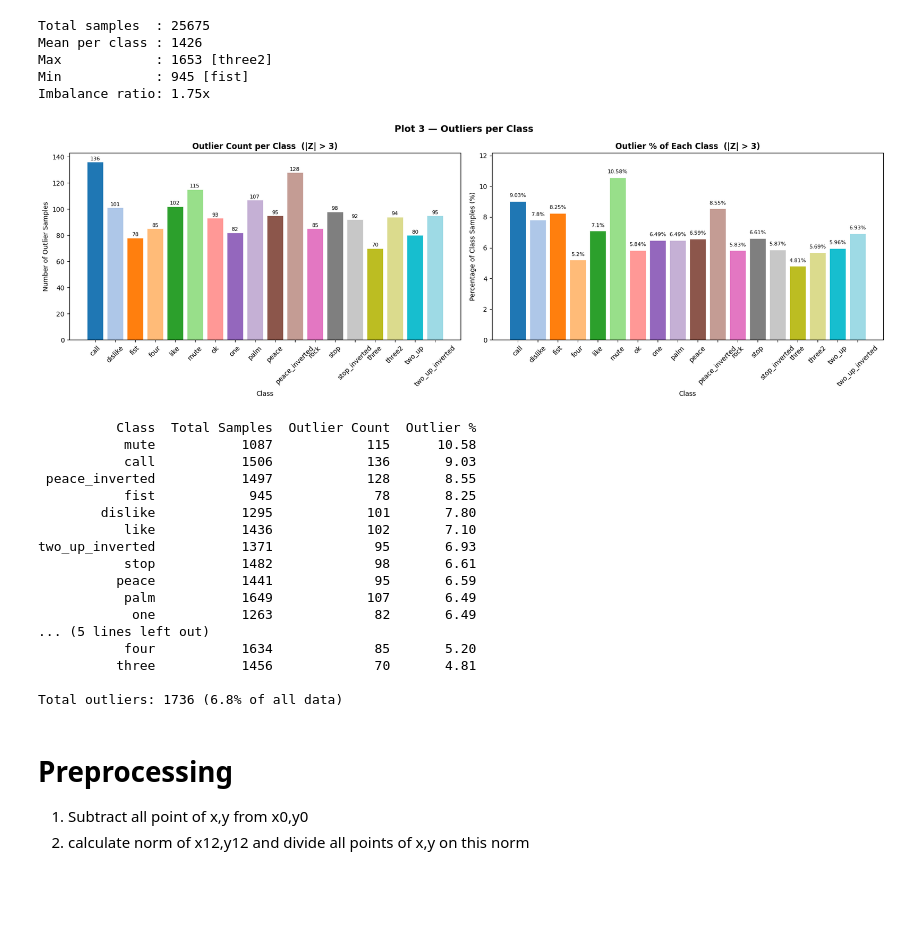
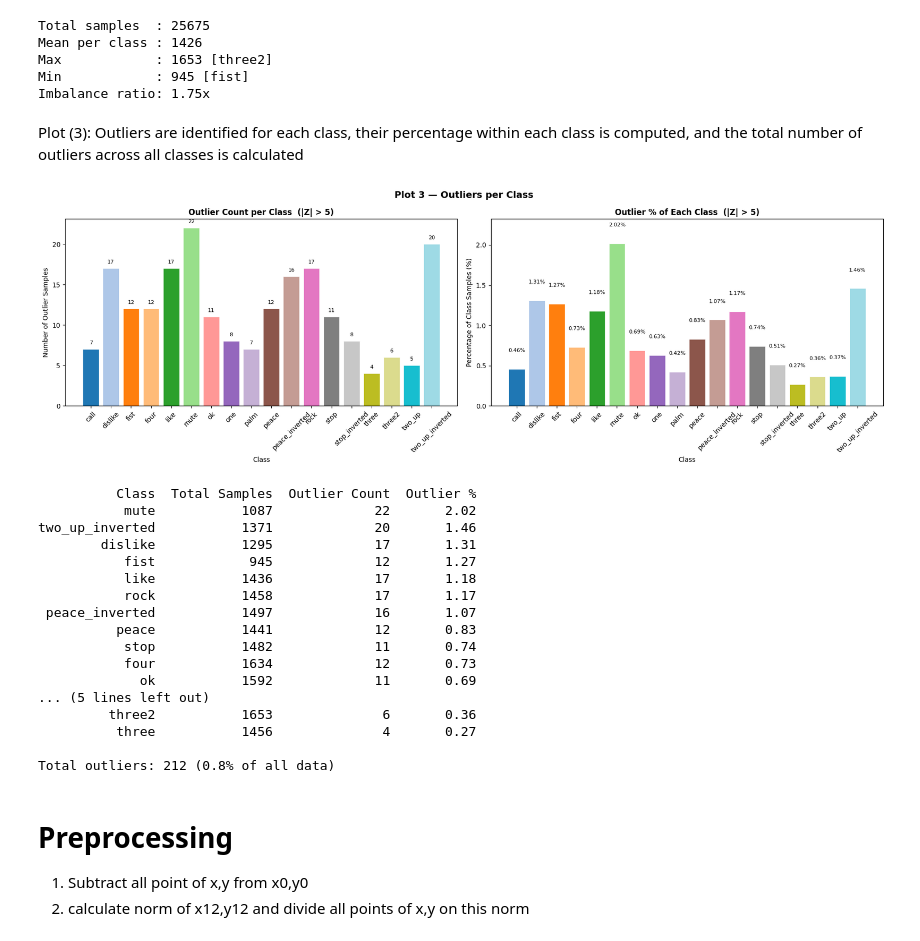
Before and after one commit to mohammedrefai20/Hand-Gesture-Classification, a Jupyter notebook: ML_Project.ipynb, the cells around one changed output. Drawn from its saved outputs; the diff is of its cells as text; code cells hidden in the pictures; blank space fills up the shorter version.

```diff
--- a/ML_Project.ipynb
+++ b/ML_Project.ipynb
@@ -165,8 +162,11 @@ Mean per class : 1426
 Max            : 1653 [three2]
 Min            : 945 [fist]
 Imbalance ratio: 1.75x
+# %% [markdown]
+Plot (3):
+Outliers are identified for each class, their percentage within each class is computed, and the total number of outliers across all classes is calculated
 # %%
-Z_THRESHOLD = 3
+Z_THRESHOLD = 5
 
 outlier_counts = {}
 outlier_pcts   = {}
@@ -175,7 +175,6 @@ for cls in classes:
     mask      = y == cls
     X_cls     = X[mask]
     z_scores  = np.abs(stats.zscore(X_cls, axis=0))
-    # sample is outlier if ANY feature exceeds threshold
     is_outlier            = (z_scores > Z_THRESHOLD).any(axis=1)
     outlier_counts[cls]   = int(is_outlier.sum())
     outlier_pcts[cls]     = round(100 * is_outlier.mean(), 2)
@@ -183,7 +182,6 @@ for cls in classes:
 fig, axes = plt.subplots(1, 2, figsize=(18, 6))
 bar_colors = [color_map[c] for c in classes]
 
-# ── Absolute count ────────────────────────────────────────────────
 bars1 = axes[0].bar(outlier_counts.keys(), outlier_counts.values(),
                     color=bar_colors, edgecolor='white', linewidth=0.5)
 for bar, val in zip(bars1, outlier_counts.values()):
@@ -198,57 +196,54 @@ axes[0].set_xlabel('Class')
 axes[0].set_ylabel('Number of Outlier Samples')
 axes[0].tick_params(axis='x', rotation=45)
 
-# ── Percentage of each class ──────────────────────────────────────
 bars2 = axes[1].bar(outlier_pcts.keys(), outlier_pcts.values(),
                     color=bar_colors, edgecolor='white', linewidth=0.5)
 for bar, val in zip(bars2, outlier_pcts.values()):
     axes[1].text(
         bar.get_x() + bar.get_width() / 2,
         bar.get_height() + 0.2,
         f'{val}%', ha='center', va='bottom', fontsize=8
     )
 axes[1].set_title(f'Outlier % of Each Class  (|Z| > {Z_THRESHOLD})',
                   fontsize=12, fontweight='bold')
 axes[1].set_xlabel('Class')
 axes[1].set_ylabel('Percentage of Class Samples (%)')
 axes[1].set_ylim(0, max(outlier_pcts.values()) * 1.15)
 axes[1].tick_params(axis='x', rotation=45)
 
 plt.suptitle('Plot 3 — Outliers per Class', fontsize=14, fontweight='bold')
 plt.tight_layout()
-plt.savefig('plot3_outliers_per_class.png', dpi=150, bbox_inches='tight')
 plt.show()
 
-# ── Summary table ─────────────────────────────────────────────────
 summary = pd.DataFrame({
     'Class'          : list(outlier_counts.keys()),
     'Total Samples'  : [int((y == cls).sum()) for cls in classes],
     'Outlier Count'  : list(outlier_counts.values()),
     'Outlier %'      : list(outlier_pcts.values())
 })
 summary = summary.sort_values('Outlier %', ascending=False)
 print(summary.to_string(index=False))
 print(f'\nTotal outliers: {sum(outlier_counts.values())} '
       f'({100*sum(outlier_counts.values())/len(y):.1f}% of all data)')
 # %% [output]
-[figure, old version]
+[figure, new version]
           Class  Total Samples  Outlier Count  Outlier %
-           mute           1087            115      10.58
-           call           1506            136       9.03
- peace_inverted           1497            128       8.55
-           fist            945             78       8.25
-        dislike           1295            101       7.80
-           like           1436            102       7.10
-two_up_inverted           1371             95       6.93
-           stop           1482             98       6.61
-          peace           1441             95       6.59
-           palm           1649            107       6.49
-            one           1263             82       6.49
+           mute           1087             22       2.02
+two_up_inverted           1371             20       1.46
+        dislike           1295             17       1.31
+           fist            945             12       1.27
+           like           1436             17       1.18
+           rock           1458             17       1.17
+ peace_inverted           1497             16       1.07
+          peace           1441             12       0.83
+           stop           1482             11       0.74
+           four           1634             12       0.73
+             ok           1592             11       0.69
 ... (5 lines left out)
-           four           1634             85       5.20
-          three           1456             70       4.81
+         three2           1653              6       0.36
+          three           1456              4       0.27
 
-Total outliers: 1736 (6.8% of all data)
+Total outliers: 212 (0.8% of all data)
 # %% [markdown]
 # Preprocessing
 
```
Also changed, not shown: parts of 28 cells of this notebook.
